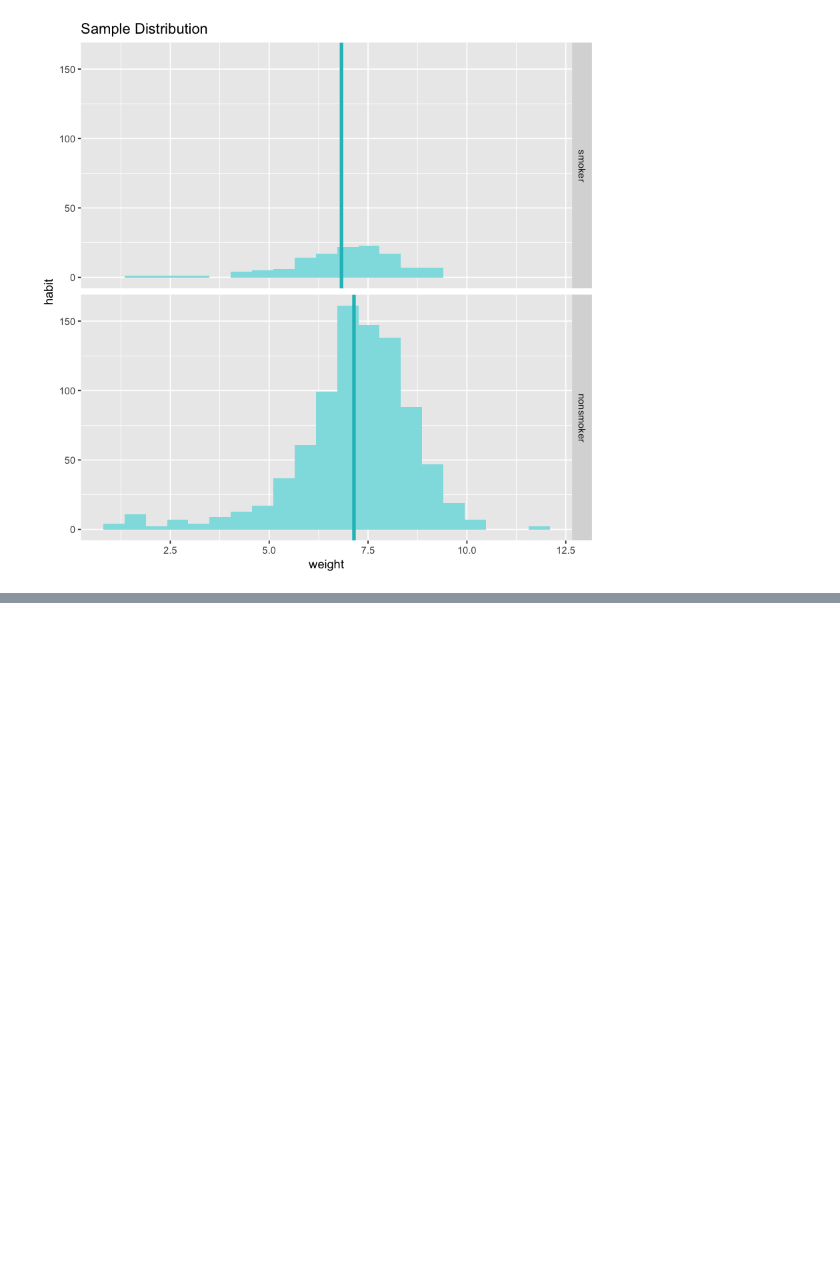
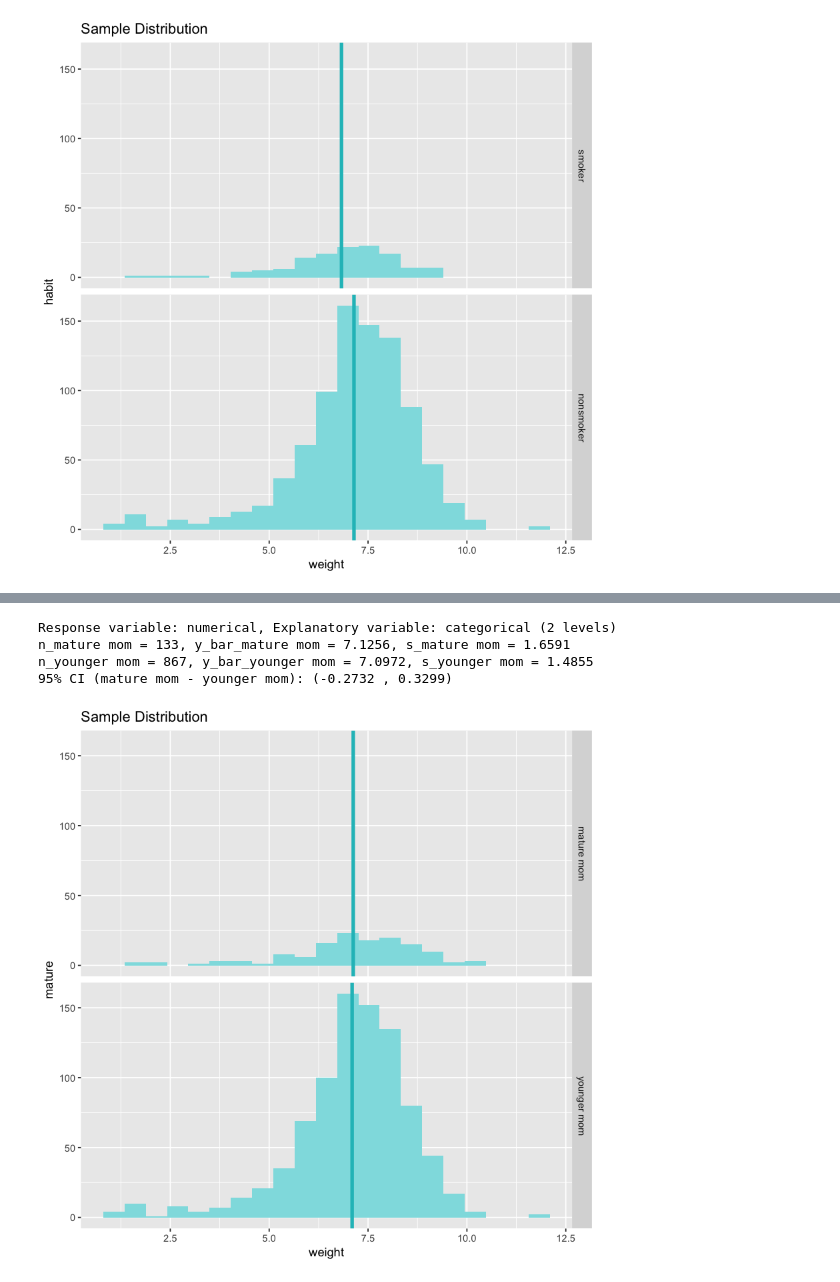
Before and after one commit to elliottevers/statistics, a Jupyter notebook: labs/module_2/week_3/inf_for_numerical_data.ipynb, the cells around one changed output, grey strips where cells are left out. Cells and saved outputs as stored; diff of their text form; code cells hidden in the pictures; blank space fills up the shorter version.

```diff
--- a/labs/module_2/week_3/inf_for_numerical_data.ipynb
+++ b/labs/module_2/week_3/inf_for_numerical_data.ipynb
@@ -200,0 +241,15 @@ n_nonsmoker = 873, y_bar_nonsmoker = 7.1443, s_nonsmoker = 1.5187
+# %%
+inference(
+    y = weight,
+    x = mature,
+    data = nc,
+    statistic = "mean",
+    type = "ci",
+    method = "theoretical"
+)
+# %% [output]
+Response variable: numerical, Explanatory variable: categorical (2 levels)
+n_mature mom = 133, y_bar_mature mom = 7.1256, s_mature mom = 1.6591
+n_younger mom = 867, y_bar_younger mom = 7.0972, s_younger mom = 1.4855
+95% CI (mature mom - younger mom): (-0.2732 , 0.3299)
+[figure, added]
```
Also changed, not shown: parts of 8 cells of this notebook.
